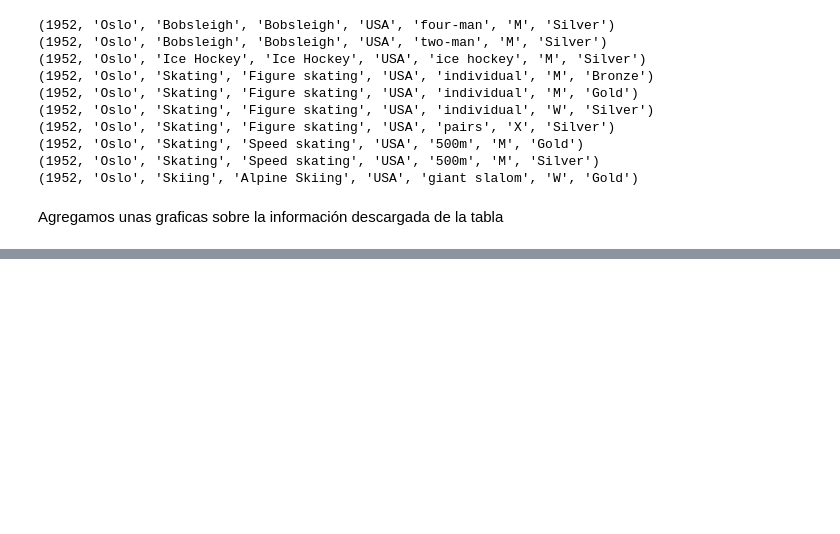
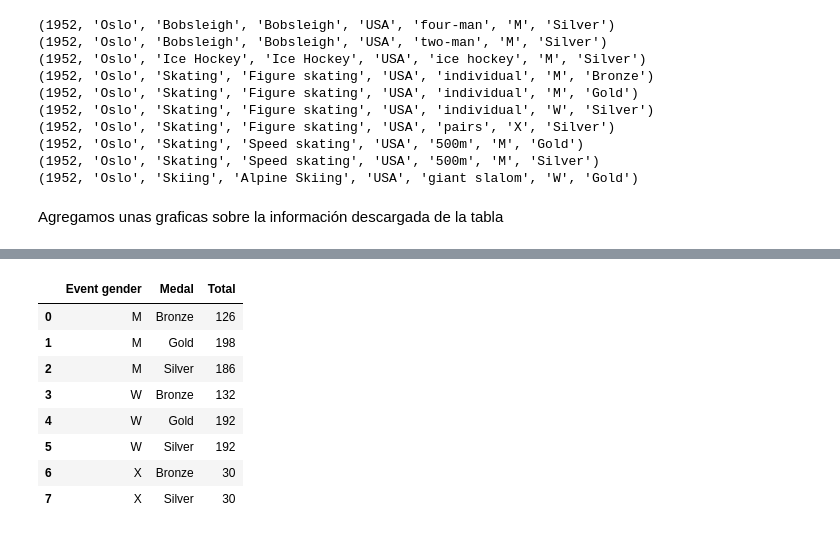
Before and after one commit to arielmeragelman/Alkemy-Unidad20, a Jupyter notebook: Practico.ipynb, the cells around one changed output, grey strips where cells are left out. Cells and saved outputs as stored; diff of their text form; code cells hidden in the pictures; blank space fills up the shorter version.

```diff
--- a/Practico.ipynb
+++ b/Practico.ipynb
@@ -160,0 +205,13 @@ df_med_graf.groupby(['Event gender']).count()
+# %%
+df_medals_event.reset_index(inplace=True)
+df_medals_event
+# %% [output]
+|  | Event gender | Medal | Total |
+| 0 | M | Bronze | 126 |
+| 1 | M | Gold | 198 |
+| 2 | M | Silver | 186 |
+| 3 | W | Bronze | 132 |
+| 4 | W | Gold | 192 |
+| 5 | W | Silver | 192 |
+| 6 | X | Bronze | 30 |
+| 7 | X | Silver | 30 |
```
Also changed, not shown: parts of 7 cells of this notebook.
